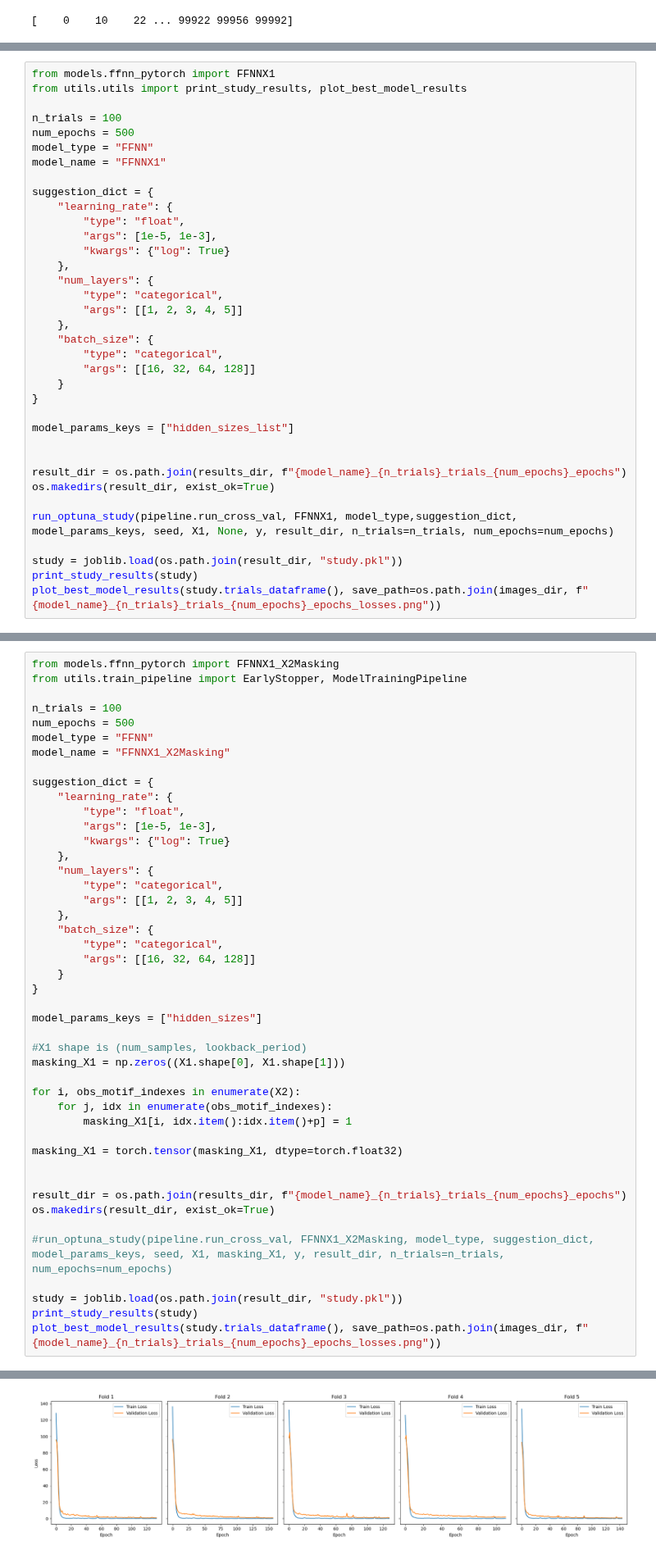
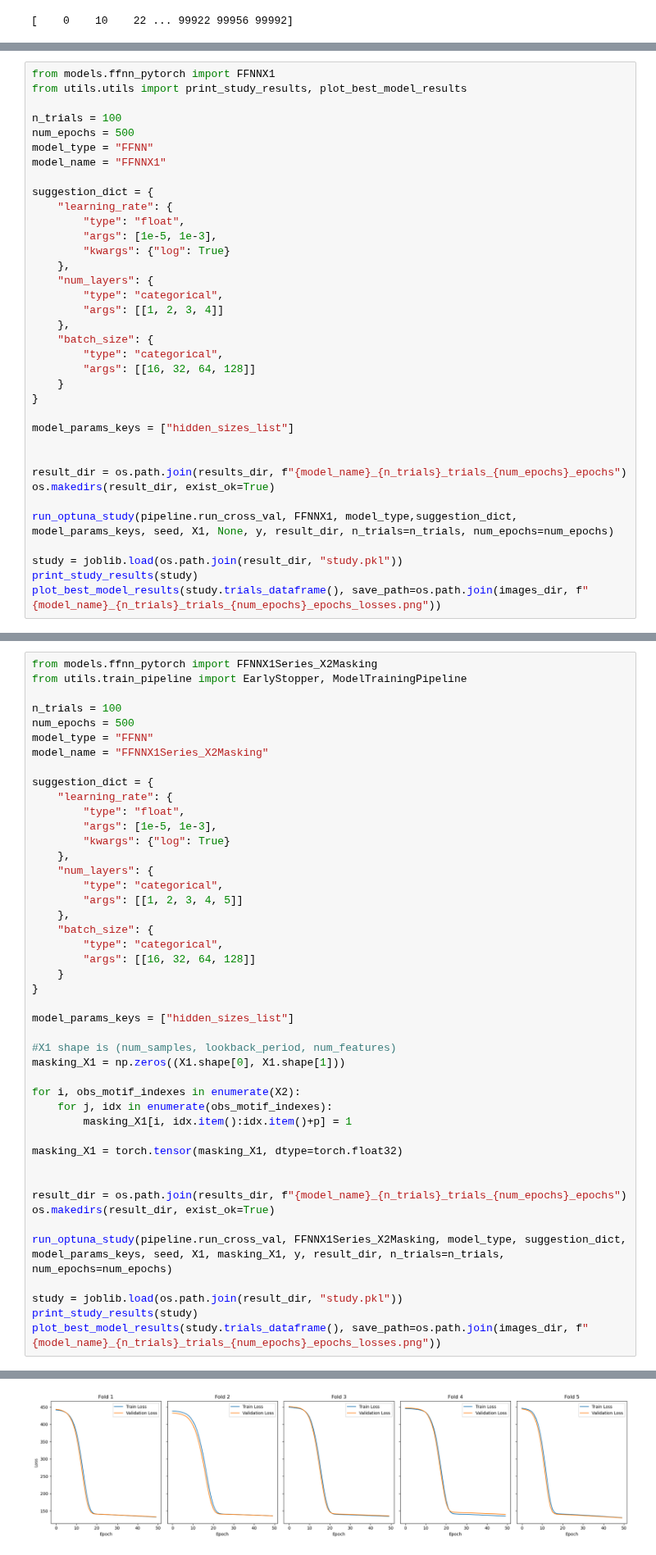
Before and after one commit to MiguelGarcaoSilva/motifpred, a Jupyter notebook: code/casestudy_syntheticdata_ffnn.ipynb, the cells around one changed output, grey strips where cells are left out. Shown at 82% size. Saved outputs shown, nothing was run; the diff lists cells and outputs as text.

```diff
--- a/code/casestudy_syntheticdata_ffnn.ipynb
+++ b/code/casestudy_syntheticdata_ffnn.ipynb
@@ -113,7 +113,7 @@ suggestion_dict = {
     },
     "num_layers": {
         "type": "categorical",
-        "args": [[1, 2, 3, 4, 5]]
+        "args": [[1, 2, 3, 4]]
     },
     "batch_size": {
         "type": "categorical",
@@ -221,11 +186,11 @@ for fold in range(5):
 # %%
-from models.ffnn_pytorch import FFNNX1_X2Masking
+from models.ffnn_pytorch import FFNNX1Series_X2Masking
 from utils.train_pipeline import EarlyStopper, ModelTrainingPipeline
 
 n_trials = 100
 num_epochs = 500
 model_type = "FFNN"
-model_name = "FFNNX1_X2Masking"
+model_name = "FFNNX1Series_X2Masking"
 
 suggestion_dict = {
     "learning_rate": {
@@ -243,9 +208,9 @@ suggestion_dict = {
     }
 }
 
-model_params_keys = ["hidden_sizes"]
+model_params_keys = ["hidden_sizes_list"]
 
-#X1 shape is (num_samples, lookback_period)
+#X1 shape is (num_samples, lookback_period, num_features)
 masking_X1 = np.zeros((X1.shape[0], X1.shape[1]))
 
 for i, obs_motif_indexes in enumerate(X2):
@@ -258,7 +223,7 @@ masking_X1 = torch.tensor(masking_X1, dtype=torch.float32)
 result_dir = os.path.join(results_dir, f"{model_name}_{n_trials}_trials_{num_epochs}_epochs")
 os.makedirs(result_dir, exist_ok=True)
 
-#run_optuna_study(pipeline.run_cross_val, FFNNX1_X2Masking, model_type, suggestion_dict, model_params_keys, seed, X1, masking_X1, y, result_dir, n_trials=n_trials, num_epochs=num_epochs)
+run_optuna_study(pipeline.run_cross_val, FFNNX1Series_X2Masking, model_type, suggestion_dict, model_params_keys, seed, X1, masking_X1, y, result_dir, n_trials=n_trials, num_epochs=num_epochs)
 
 study = joblib.load(os.path.join(result_dir, "study.pkl"))
 print_study_results(study)
@@ -276,2 +249,2 @@ Mean test RMSE: 1.073 std: 0.158
-[figure, old version]
+[figure, new version]
 # %%
```
Also changed, not shown: parts of 6 cells of this notebook, 9 other files.
